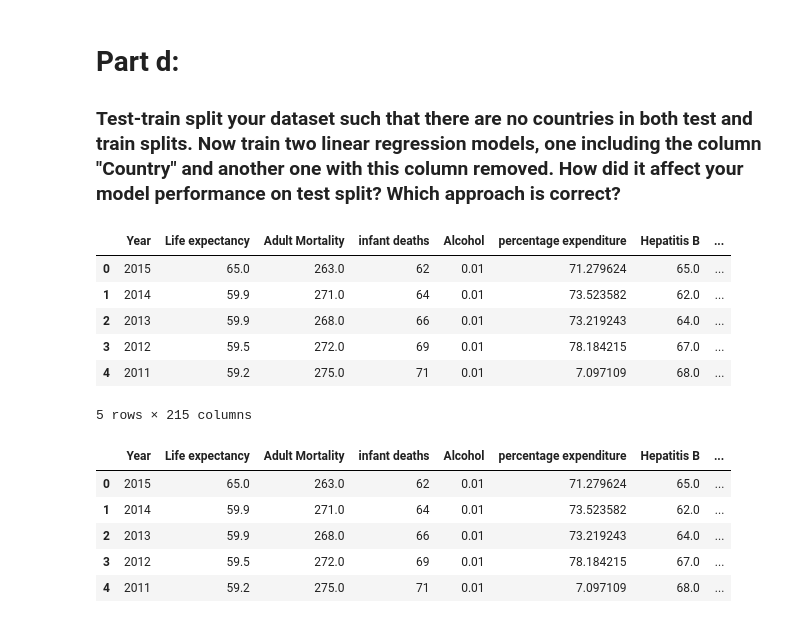
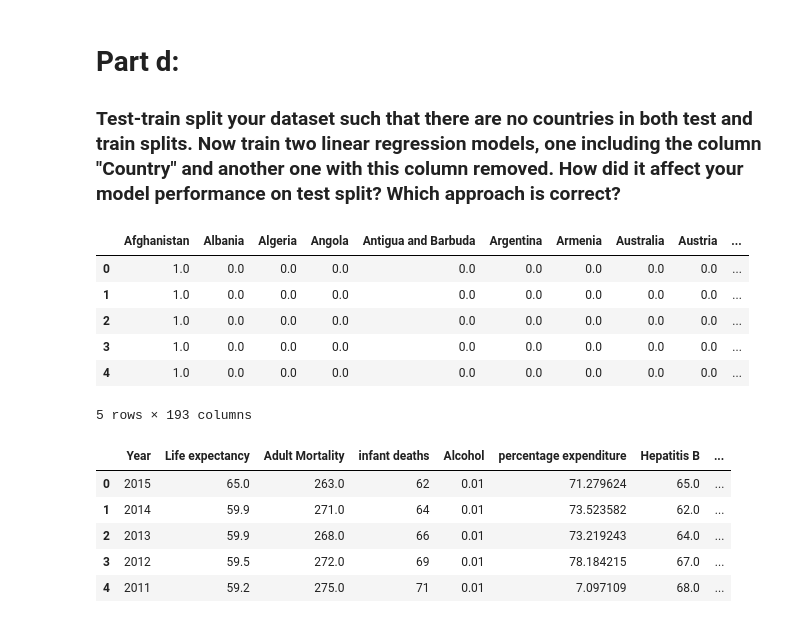
Before and after one commit to alib2014/Life_expectancy_prediction, a Jupyter notebook: life_expectancy.ipynb, the cells around one changed output. Saved outputs shown, nothing was run; the diff lists cells and outputs as text; code cells hidden in the pictures.

```diff
--- a/life_expectancy.ipynb
+++ b/life_expectancy.ipynb
@@ -414,31 +414,31 @@ country_data = data.copy()
 # %%
 # encoding categorical data (country_data)
 from sklearn.preprocessing import OneHotEncoder
 
 oh_encoder = OneHotEncoder()
 
 countries = pd.DataFrame(data['Country'], columns=['Country'])
 countries = oh_encoder.fit_transform(countries).toarray()
 newCountry = pd.DataFrame(countries, columns=oh_encoder.categories_, index=country_data.index)
 country_data = country_data.drop(columns=['Country'])
 country_data = pd.concat([country_data, newCountry], axis=1)
-country_data.rename(columns=''.join, inplace=True)
+newCountry.rename(columns=''.join, inplace=True)
 
 status = pd.DataFrame(country_data['Status'], columns=['Status'])
 status = oh_encoder.fit_transform(status).toarray()
 newStatus = pd.DataFrame(status, columns=oh_encoder.categories_, index=country_data.index)
 country_data = country_data.drop(columns=['Status'])
 country_data = pd.concat([country_data, newStatus], axis=1)
 country_data.rename(columns=''.join, inplace=True)
-country_data.head()
+newCountry.head()
 # %% [output]
-|  | Year | Life expectancy | Adult Mortality | infant deaths | Alcohol | percentage expenditure | Hepatitis B | ... |
-| 0 | 2015 | 65.0 | 263.0 | 62 | 0.01 | 71.279624 | 65.0 | ... |
-| 1 | 2014 | 59.9 | 271.0 | 64 | 0.01 | 73.523582 | 62.0 | ... |
-| 2 | 2013 | 59.9 | 268.0 | 66 | 0.01 | 73.219243 | 64.0 | ... |
-| 3 | 2012 | 59.5 | 272.0 | 69 | 0.01 | 78.184215 | 67.0 | ... |
-| 4 | 2011 | 59.2 | 275.0 | 71 | 0.01 | 7.097109 | 68.0 | ... |
+|  | Afghanistan | Albania | Algeria | Angola | Antigua and Barbuda | Argentina | Armenia | Australia | Austria | ... |
+| 0 | 1.0 | 0.0 | 0.0 | 0.0 | 0.0 | 0.0 | 0.0 | 0.0 | 0.0 | ... |
+| 1 | 1.0 | 0.0 | 0.0 | 0.0 | 0.0 | 0.0 | 0.0 | 0.0 | 0.0 | ... |
+| 2 | 1.0 | 0.0 | 0.0 | 0.0 | 0.0 | 0.0 | 0.0 | 0.0 | 0.0 | ... |
+| 3 | 1.0 | 0.0 | 0.0 | 0.0 | 0.0 | 0.0 | 0.0 | 0.0 | 0.0 | ... |
+| 4 | 1.0 | 0.0 | 0.0 | 0.0 | 0.0 | 0.0 | 0.0 | 0.0 | 0.0 | ... |
-5 rows × 215 columns
+5 rows × 193 columns
 # %%
 # encoding categorical data (no_country_data)
 
```
Also changed, not shown: parts of 12 cells of this notebook.
